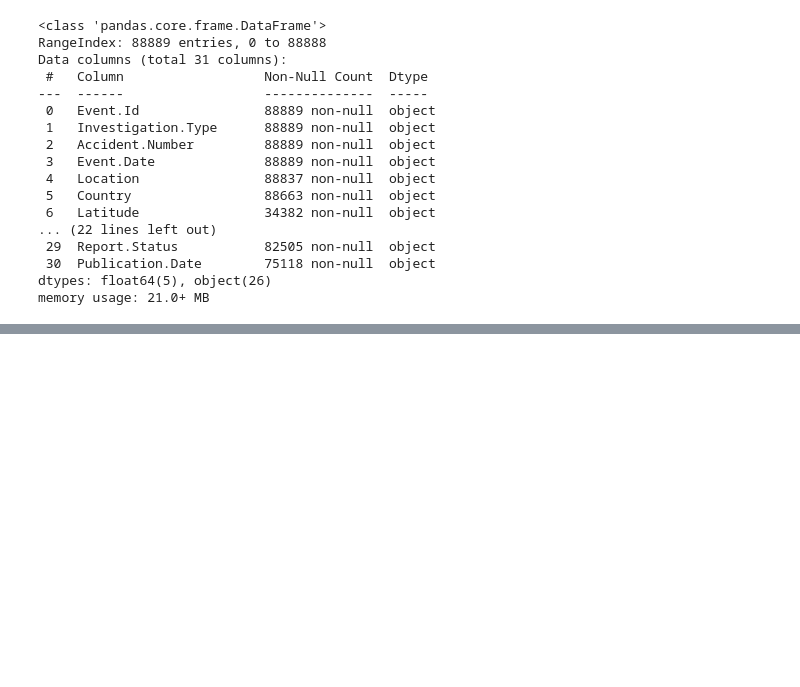
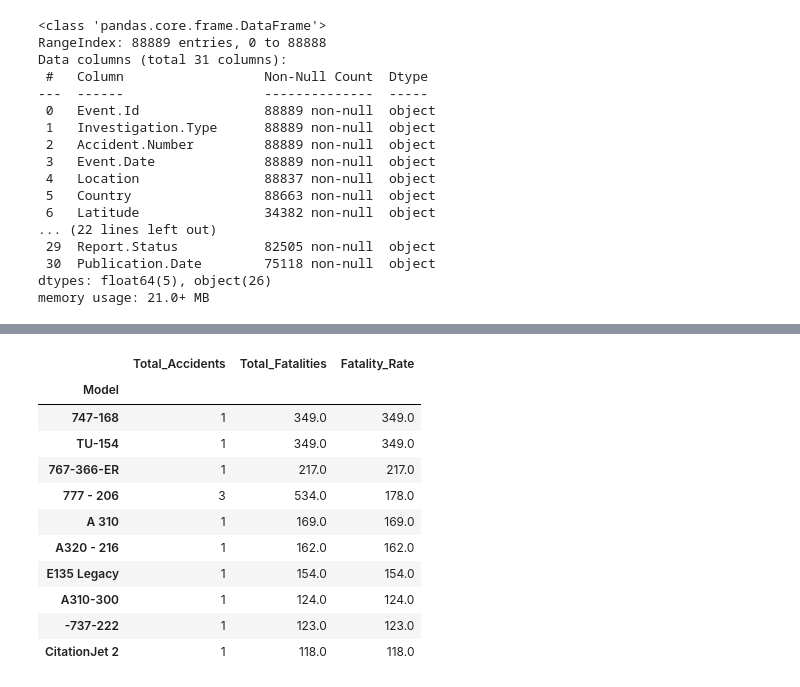
Before and after one commit to TonieMuthee/phase_1_data_science_project, a Jupyter notebook: phase1_project.ipynb, the cells around one changed output, grey strips where cells are left out. Cells and saved outputs as stored; diff of their text form; code cells hidden in the pictures; blank space fills up the shorter version.

```diff
--- a/phase1_project.ipynb
+++ b/phase1_project.ipynb
@@ -40,0 +62,12 @@ memory usage: 21.0+ MB
+# %%
+# List of columns to drop due to too much missing data
+columns_to_drop = ['Latitude', 'Longitude',
+    'Airport.Code', 'Airport.Name',
+    'Aircraft.Category', 'FAR.Description',
+    'Schedule', 'Air.carrier']
+
+# Drop the columns
+df = df.drop(columns=columns_to_drop)
+
+# Check the new shape
+df.shape
@@ -40,0 +201,32 @@ memory usage: 21.0+ MB
+# %%
+# Total accidents per model
+accidents_by_model = df['Model'].value_counts()
+
+# Total fatalities per model
+fatalities_by_model = df.groupby('Model')['Total.Fatal.Injuries'].sum()
+
+# Create a DataFrame
+risk_df = pd.DataFrame({'Total_Accidents': accidents_by_model,
+    'Total_Fatalities': fatalities_by_model})
+
+# Calculate Fatality Rate
+risk_df['Fatality_Rate'] = risk_df['Total_Fatalities'] / risk_df['Total_Accidents']
+
+# Sort by Fatality Rate descending
+risk_df = risk_df.sort_values('Fatality_Rate', ascending=False)
+
+# Show the top 10 highest fatality rate models
+risk_df.head(10)
+# %% [output]
+|  | Total_Accidents | Total_Fatalities | Fatality_Rate |
+| Model |  |  |  |
+| 747-168 | 1 | 349.0 | 349.0 |
+| TU-154 | 1 | 349.0 | 349.0 |
+| 767-366-ER | 1 | 217.0 | 217.0 |
+| 777 - 206 | 3 | 534.0 | 178.0 |
+| A 310 | 1 | 169.0 | 169.0 |
+| A320 - 216 | 1 | 162.0 | 162.0 |
+| E135 Legacy | 1 | 154.0 | 154.0 |
+| A310-300 | 1 | 124.0 | 124.0 |
+| -737-222 | 1 | 123.0 | 123.0 |
+| CitationJet 2 | 1 | 118.0 | 118.0 |
```
Also changed, not shown: parts of 20 cells of this notebook.
